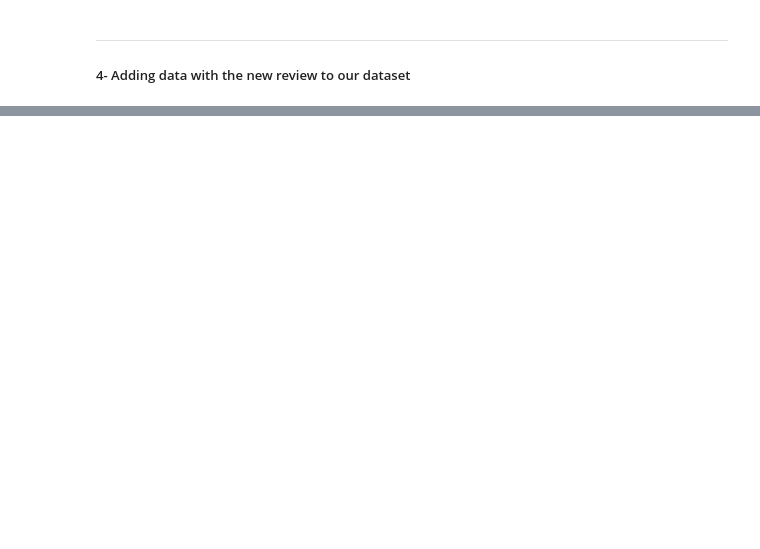
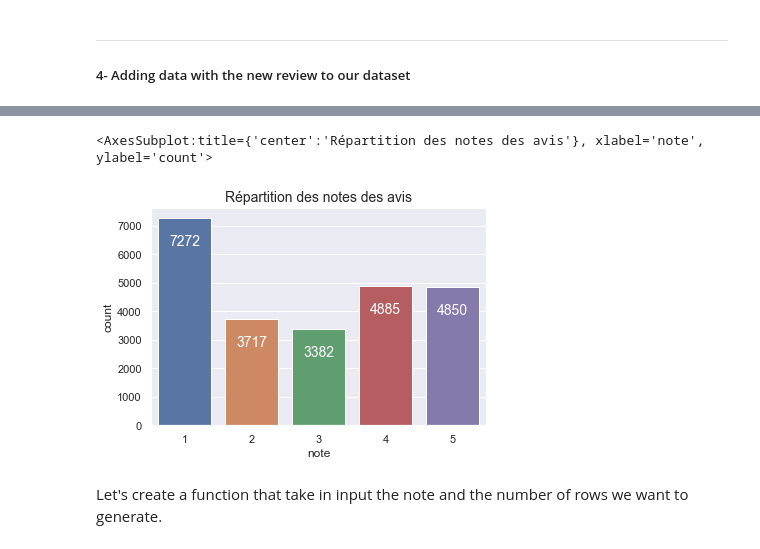
Before and after one commit to mattcln/Review_grades_classification, a Jupyter notebook: Notebooks/Data_augmentation.ipynb, the cells around one changed output, grey strips where cells are left out. Cells and saved outputs as stored; diff of their text form; code cells hidden in the pictures; blank space fills up the shorter version.

```diff
--- a/Notebooks/Data_augmentation.ipynb
+++ b/Notebooks/Data_augmentation.ipynb
@@ -6,8 +6,8 @@ Our dataset is very badly equilibrated. The goal is to augmente the data with ha
 import pandas as pd
 import numpy as np
 # %%
-train = pd.read_csv("..//datasets//avisassurance_train.csv", encoding="utf-8", sep = ";")
-train
+df = pd.read_csv("..//datasets//avisassurance.csv", encoding="utf-8", sep = ";")
+df
 # %% [output]
 |  | date | note | auteur | avis | assureur | produit |
 | 0 | 06 septem... | 5 | brahim--k-131532 | Meilleurs assurances, prix, solut... | Direct Assurance | auto |
@@ -170,0 +177,13 @@ train
+# %%
+sns.set_theme(style="darkgrid")
+countplot_avis = sns.countplot(x = "note", data = df)
+countplot_avis.set_title('Répartition des notes des avis', fontsize=14)
+# Ajout du count sur la visualisation
+for p in countplot_avis.patches:
+    countplot_avis.annotate(f'\n{p.get_height()}', (p.get_x()+0.4, p.get_height()), ha='center', va='top', color='white', size=14)
+countplot_avis
+# %% [output]
+<AxesSubplot:title={'center':'Répartition des notes des avis'}, xlabel='note', ylabel='count'>
+[figure, added]
+# %% [markdown]
+Let's create a function that take in input the note and the number of rows we want to generate.
```
Also changed, not shown: parts of 25 cells of this notebook, 5 other files.
